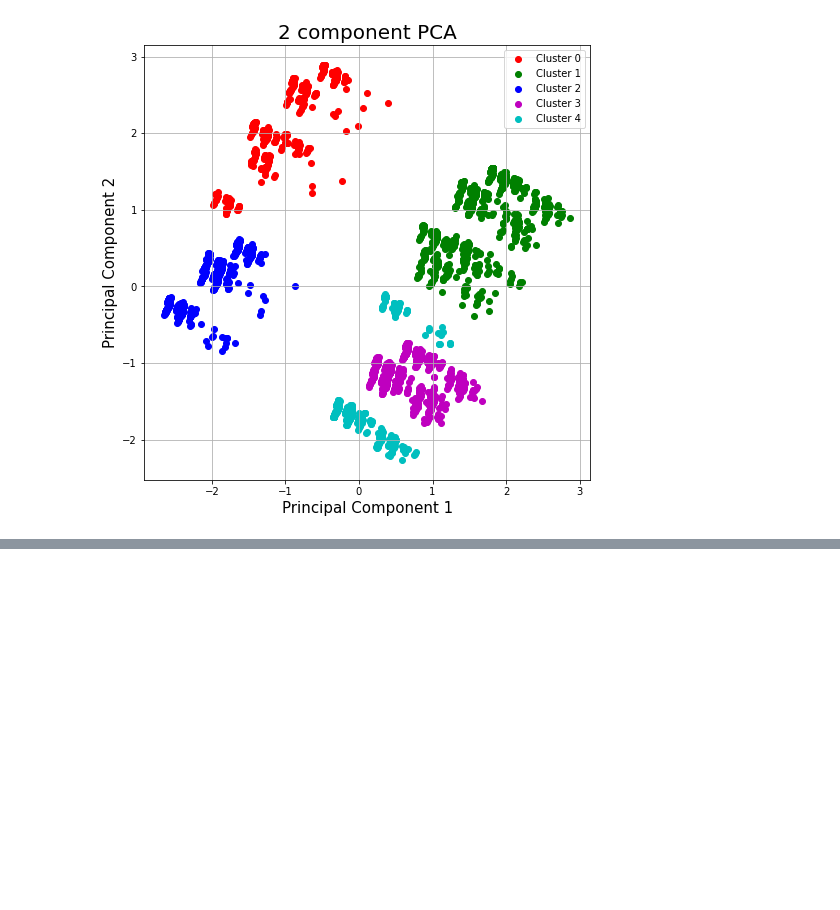
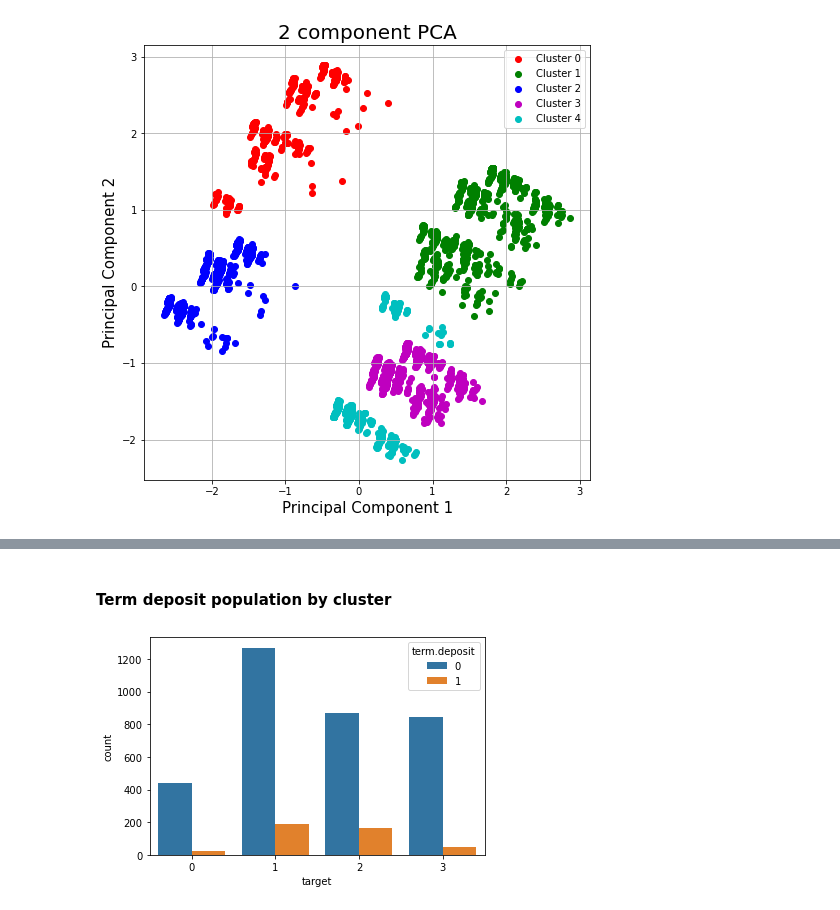
Before and after one commit to julianealves/ML-class, a Jupyter notebook: T2/KMeans.ipynb, the cells around one changed output, grey strips where cells are left out. Cells and saved outputs as stored; diff of their text form; code cells hidden in the pictures; blank space fills up the shorter version.

```diff
--- a/T2/KMeans.ipynb
+++ b/T2/KMeans.ipynb
@@ -169,0 +208,6 @@ plt.show()
+# %%
+k_means = KMeans(n_clusters=4, random_state=0)
+k_means.fit(data)
+labels = k_means.predict(data)
+
+df_ = pd.concat([df, pd.DataFrame(data=labels, columns=["target"])], axis=1)
@@ -169,0 +230,6 @@ plt.show()
+# %% [markdown]
+#### Term deposit population by cluster
+# %%
+ax = sns.countplot(x="target", hue="term.deposit", data=df_)
+# %% [output]
+[figure, added]
```
Also changed, not shown: parts of 42 cells of this notebook.
